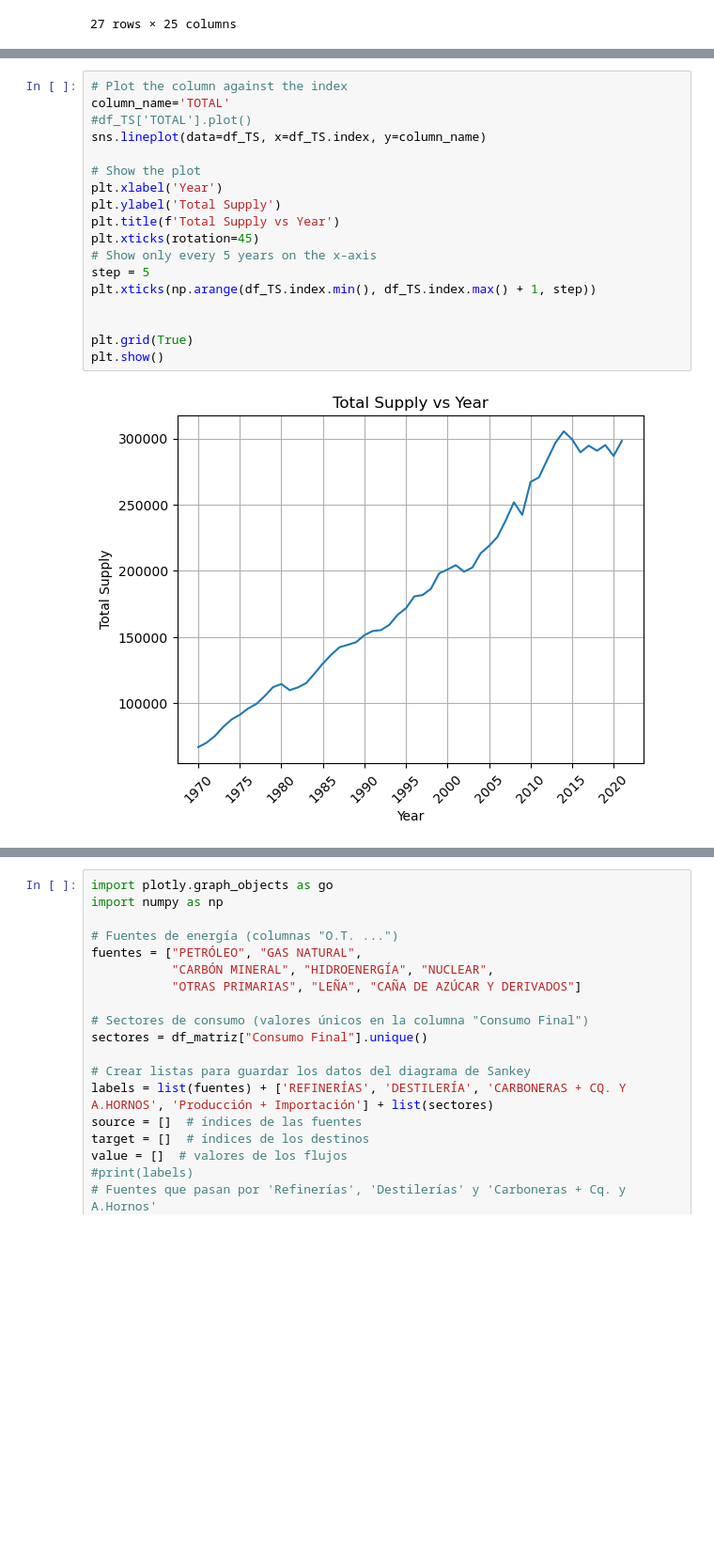
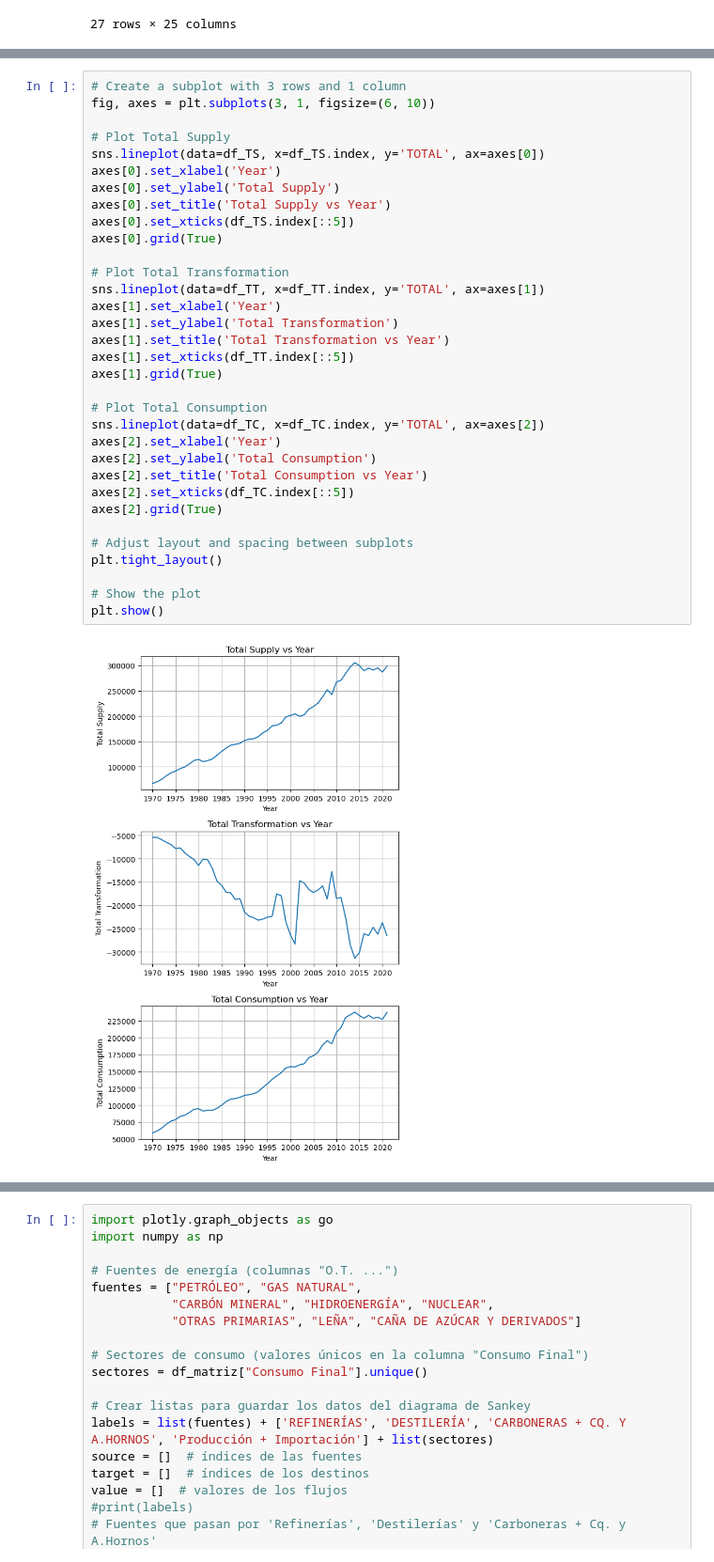
Before and after one commit to abominguez/TFM, a Jupyter notebook: codes/TFM_Ruth_Nam.ipynb, the cells around one changed output, grey strips where cells are left out. Shown at 94% size. Cells and saved outputs as stored; diff of their text form; blank space fills up the shorter version.

Commit message:
update figures and datas_cleaned

```diff
--- a/codes/TFM_Ruth_Nam.ipynb
+++ b/codes/TFM_Ruth_Nam.ipynb
@@ -205,23 +222,38 @@ df_TS
 | 2019 | 279155.36 | 200056.9 | 6725.34 | 295192.45 |
 | 2020 | 280163.49 | 191993.97 | 7076.12 | 286990.01 |
 | 2021 | 284094.68 | 204098.32 | 6949.36 | 298402.5 |
-# %%
-# Plot the column against the index
-column_name='TOTAL'
-#df_TS['TOTAL'].plot()
-sns.lineplot(data=df_TS, x=df_TS.index, y=column_name)
-
-# Show the plot
-plt.xlabel('Year')
-plt.ylabel('Total Supply')
-plt.title(f'Total Supply vs Year')
-plt.xticks(rotation=45)
-# Show only every 5 years on the x-axis
-step = 5
-plt.xticks(np.arange(df_TS.index.min(), df_TS.index.max() + 1, step))
-
-
-plt.grid(True)
-plt.show()
-# %% [output]
-[figure, removed]
+# %%
+# Create a subplot with 3 rows and 1 column
+fig, axes = plt.subplots(3, 1, figsize=(6, 10))
+
+# Plot Total Supply
+sns.lineplot(data=df_TS, x=df_TS.index, y='TOTAL', ax=axes[0])
+axes[0].set_xlabel('Year')
+axes[0].set_ylabel('Total Supply')
+axes[0].set_title('Total Supply vs Year')
+axes[0].set_xticks(df_TS.index[::5])
+axes[0].grid(True)
+
+# Plot Total Transformation
+sns.lineplot(data=df_TT, x=df_TT.index, y='TOTAL', ax=axes[1])
+axes[1].set_xlabel('Year')
+axes[1].set_ylabel('Total Transformation')
+axes[1].set_title('Total Transformation vs Year')
+axes[1].set_xticks(df_TT.index[::5])
+axes[1].grid(True)
+
+# Plot Total Consumption
+sns.lineplot(data=df_TC, x=df_TC.index, y='TOTAL', ax=axes[2])
+axes[2].set_xlabel('Year')
+axes[2].set_ylabel('Total Consumption')
+axes[2].set_title('Total Consumption vs Year')
+axes[2].set_xticks(df_TC.index[::5])
+axes[2].grid(True)
+
+# Adjust layout and spacing between subplots
+plt.tight_layout()
+
+# Show the plot
+plt.show()
+# %% [output]
+[figure, added]
```
Also changed, not shown: parts of 2 cells of this notebook, 3 other files.
